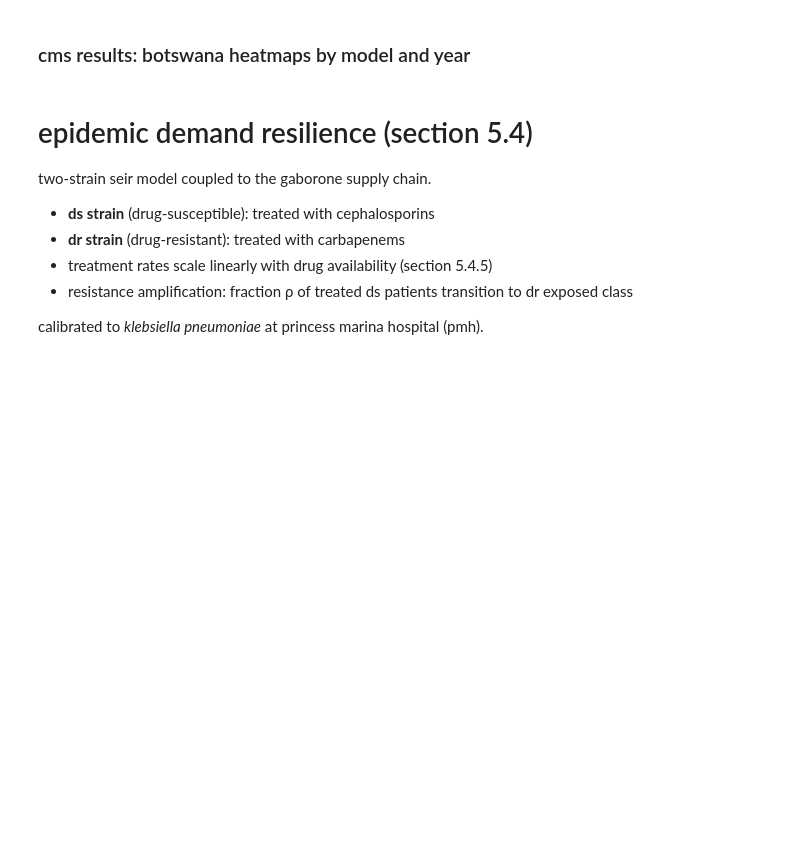
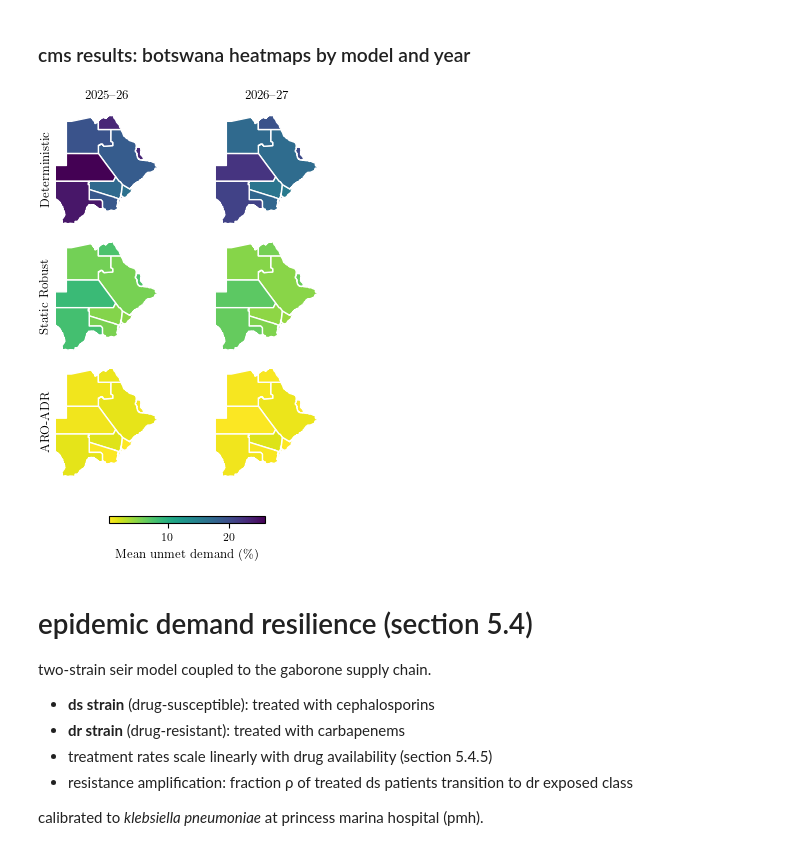
Before and after one commit to mistershilai/thesiscode2026, a Jupyter notebook: national_pipeline/national_pipeline.ipynb, the cells around one changed output. Cells and saved outputs as stored; diff of their text form; code cells hidden in the pictures; blank space fills up the shorter version.

```diff
--- a/national_pipeline/national_pipeline.ipynb
+++ b/national_pipeline/national_pipeline.ipynb
@@ -9439,8 +9450,11 @@ vmax_cms = cms_district_df["avg_unmet_pct"].max()
 cmap_cms = CHOROPLETH_CMAP
 
 # 3 rows (models) × 2 cols (years)
-fig, axes = plt.subplots(3, 2, figsize=figure_size(0.62, 16 / 14))
+fig, axes = plt.subplots(3, 2, figsize=figure_size(0.62, 18 / 14))
 fig.patch.set_facecolor("white")
+# reserve room for the shared colourbar; tight_layout cannot place one attached
+# to a grid of axes and pulls the bottom row of maps underneath it
+fig.subplots_adjust(bottom=0.08, hspace=0.05, wspace=0.05)
 
 for row, model in enumerate(models):
     for col, scenario in enumerate(scenarios_cms):
@@ -9464,35 +9478,36 @@ for row, model in enumerate(models):
         )
 
         # District names omitted: at this panel size only the largest few fit, and
         # labelling just those reads as if they had been singled out for a reason.
         ax.axis("off")
 
         if row == 0:
             ax.set_title(scenario_labels[scenario], fontweight="bold", pad=8)
         if col == 0:
             # ax.axis("off") above suppresses set_ylabel, which left the policy
             # rows unlabelled; place the row label in axes coordinates instead.
             ax.text(-0.04, 0.5, model_labels_cms[model], transform=ax.transAxes,
                     rotation=90, va="center", ha="center",
                     fontweight="bold")
 
 # shared colourbar
 sm = plt.cm.ScalarMappable(
     cmap=cmap_cms,
     norm=mcolors.Normalize(vmin=vmin_cms, vmax=vmax_cms)
 )
 sm.set_array([])
 cbar = fig.colorbar(
     sm, ax=axes.ravel().tolist(),
     orientation="horizontal",
-    fraction=0.02, pad=0.04, shrink=0.5,
+    fraction=0.02, pad=0.08, shrink=0.5,
 )
 cbar.set_label(r"Mean unmet demand (\%)")
 cbar.ax.tick_params()
 
-plt.tight_layout()
 save_figure("../outputs/figures/cms_botswana_heatmap")
 plt.show()
+# %% [output]
+[figure, added]
 # %% [markdown]
 # epidemic demand resilience (section 5.4)
 
```
Also changed, not shown: parts of 10 cells of this notebook.
